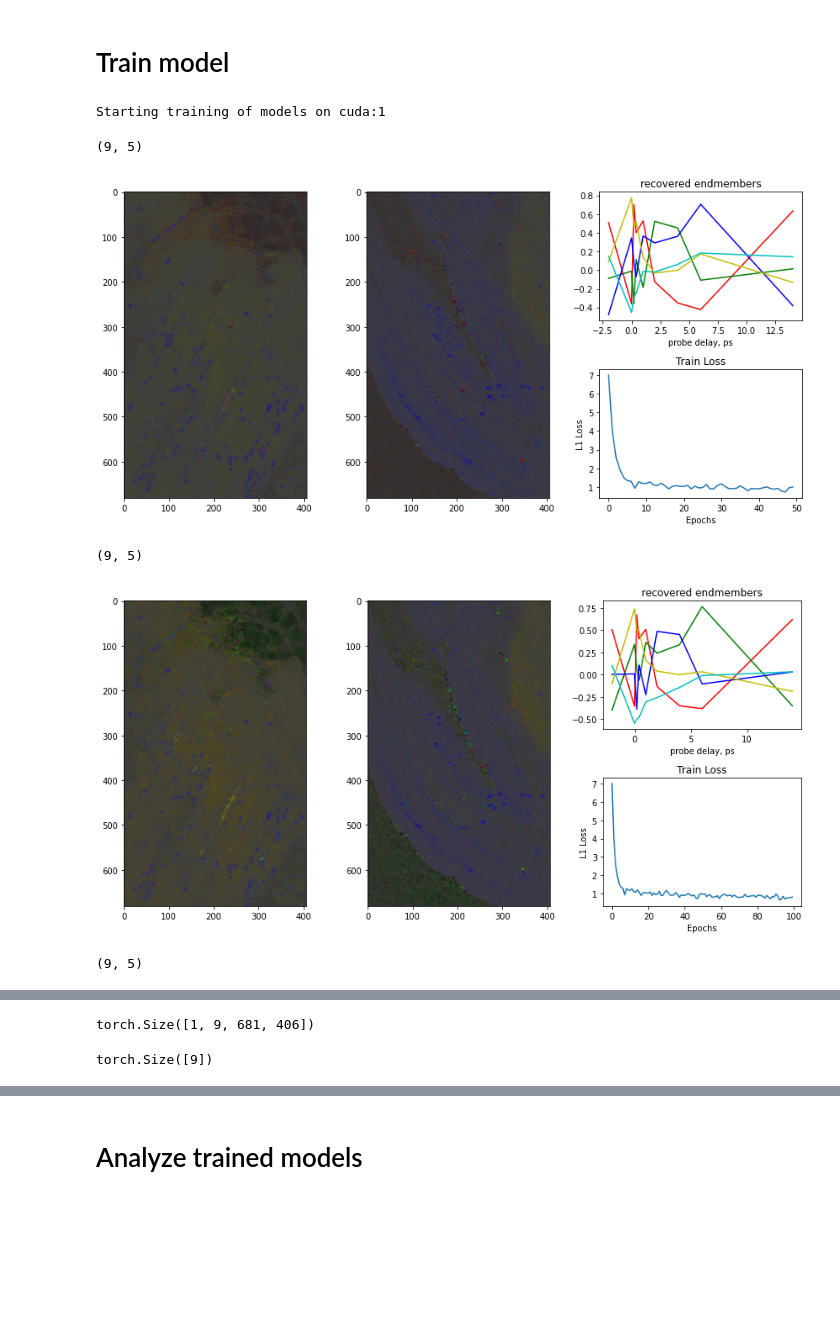
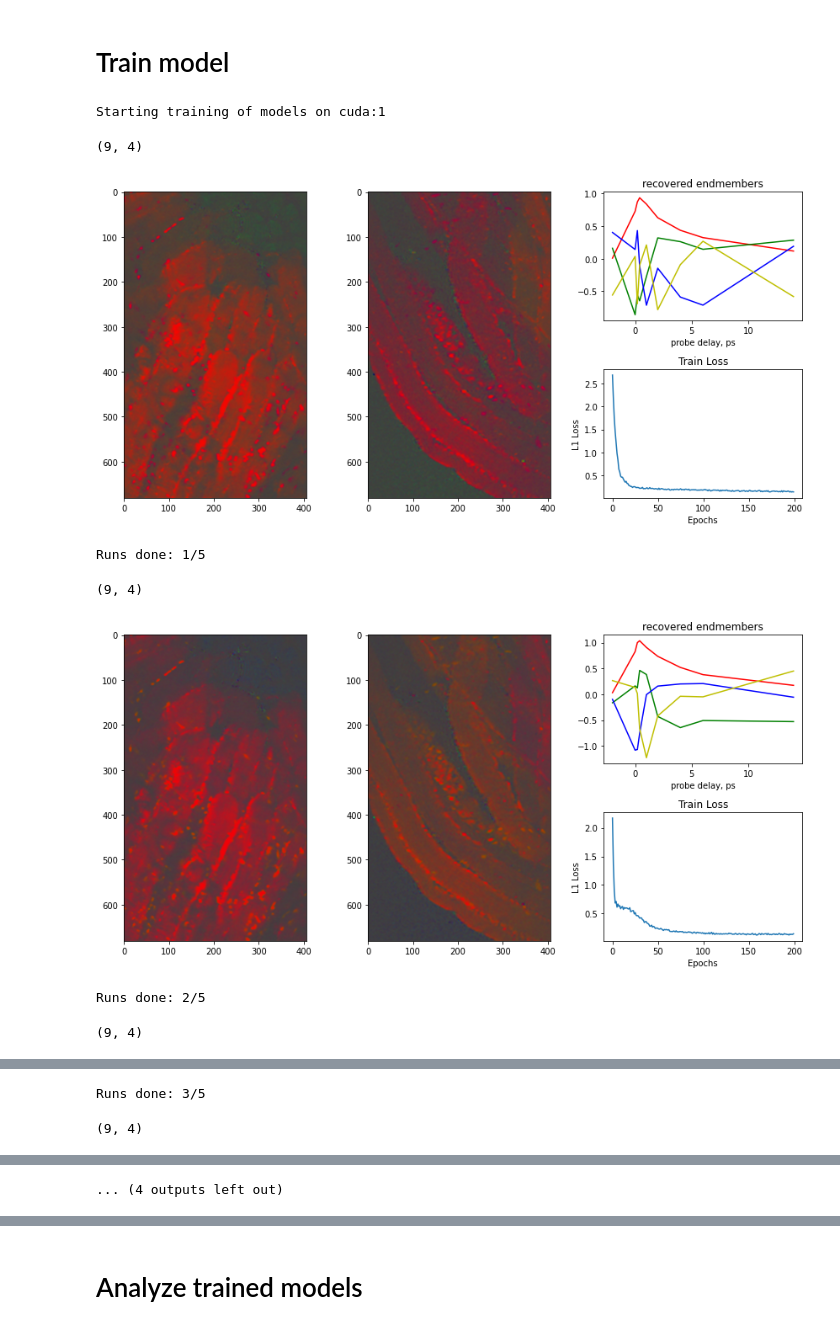
Before and after one commit to arya1080/spectral_autoencoder, a Jupyter notebook: spectral_autoencoder.ipynb, the cells around one changed output, grey strips where cells are left out. Drawn from its saved outputs; the diff is of its cells as text; code cells hidden in the pictures; blank space fills up the shorter version.

```diff
--- a/spectral_autoencoder.ipynb
+++ b/spectral_autoencoder.ipynb
@@ -210,7 +210,7 @@ def generate_z_image(ind, indices):
     data = data[None,:]
     data = data.to(device)
     out = model.forward_enc(torch.permute(data, (0, 3, 1, 2)))
-    out = out[0,indices[1:4],:,:]
+    out = out[0,indices[0:3],:,:]
     out = torch.permute(out, (1,2,0))
     img = out.detach().cpu().numpy()
     return 1.*img
@@ -232,7 +232,7 @@ def visualSummary(L1_loss, indices):
     plt.plot(tau,w[:,indices[1]],'g')
     plt.plot(tau,w[:,indices[2]],'b')
     plt.plot(tau, w[:, indices[3]], 'y')
-    plt.plot(tau, w[:, indices[4]], 'c')
+#     plt.plot(tau, w[:, indices[4]], 'c')
     plt.title('recovered endmembers')
     plt.xlabel('probe delay, ps')
     plt.subplot(2,3,6)
@@ -299,12 +299,15 @@ def train_model(model, n_epochs, img_stack, lr):
             # variance-ordering
             channelmsq += torch.mean(z**2,dim=[2,3]).squeeze()
 
+            # L1 loss
+            L1 = criterion(image_x_p, outputs)
+
             # implement default cosine similarity loss
             cos = nn.CosineSimilarity(dim=1, eps=1e-8)
-            cos_loss = torch.mean(torch.acos(cos(image_x_p, outputs)))
+            SAD_loss = torch.mean(torch.acos(cos(image_x_p, outputs)))
 
             # total loss
-            loss = cos_loss
+            loss = L1 + 0.1 * SAD_loss
             loss.backward()
             optimizer.step()
             train_loss += loss.item()*image_x_p.size(0)
@@ -315,7 +318,7 @@ def train_model(model, n_epochs, img_stack, lr):
         # rearrange channels so red has max variance, blue the least
         model.indices = channelmsq.argsort(descending=True)
 
-        if epoch%(n_epochs/4) == 0:
+        if epoch%(n_epochs) == 0:
             img1, img2 = visualSummary(total_loss, model.indices)
 
     return total_loss[-1], img1, img2
@@ -324,24 +327,26 @@ def train_model(model, n_epochs, img_stack, lr):
 # %%
 loss_arr = []
 
 # number of times the experiment is repeated
-n_runs = 1
+n_runs = 5
 n_epochs = 200
 learning_rate = 0.0003
-nch_bottleneck = 5
+nch_bottleneck = 4
 
 print('Starting training of models on {}'.format(device))
 n_count = 0
 for i in range(1,n_runs+1):
     model = Net()
     loss, img1, img2 = train_model(model, n_epochs, img_stack, learning_rate)
     loss_arr.append((loss, img1, img2))
     n_count+=1
     print('Runs done: {}/{}'.format(n_count, n_runs))
 # %% [output]
 Starting training of models on cuda:1
-(9, 5)
+(9, 4)
-[figure, old version]
+[figure, new version]
-(9, 5)
+Runs done: 1/5
+(9, 4)
-[figure, old version]
+[figure, new version]
-(9, 5)
+Runs done: 2/5
+(9, 4)
@@ -348,0 +354,2 @@ Starting training of models on cuda:1
+Runs done: 3/5
+(9, 4)
@@ -348,0 +357 @@ Starting training of models on cuda:1
+... (4 outputs left out)
@@ -356,9 +357,0 @@ outputs = model.forward_dec(z)
-# %%
-print(outputs.shape)
-# %% [output]
-torch.Size([1, 9, 681, 406])
-# %%
-data = torch.mean(outputs, dim = [0,2,3])
-print(data.shape)
-# %% [output]
-torch.Size([9])
```
Also changed, not shown: parts of 3 cells of this notebook.
